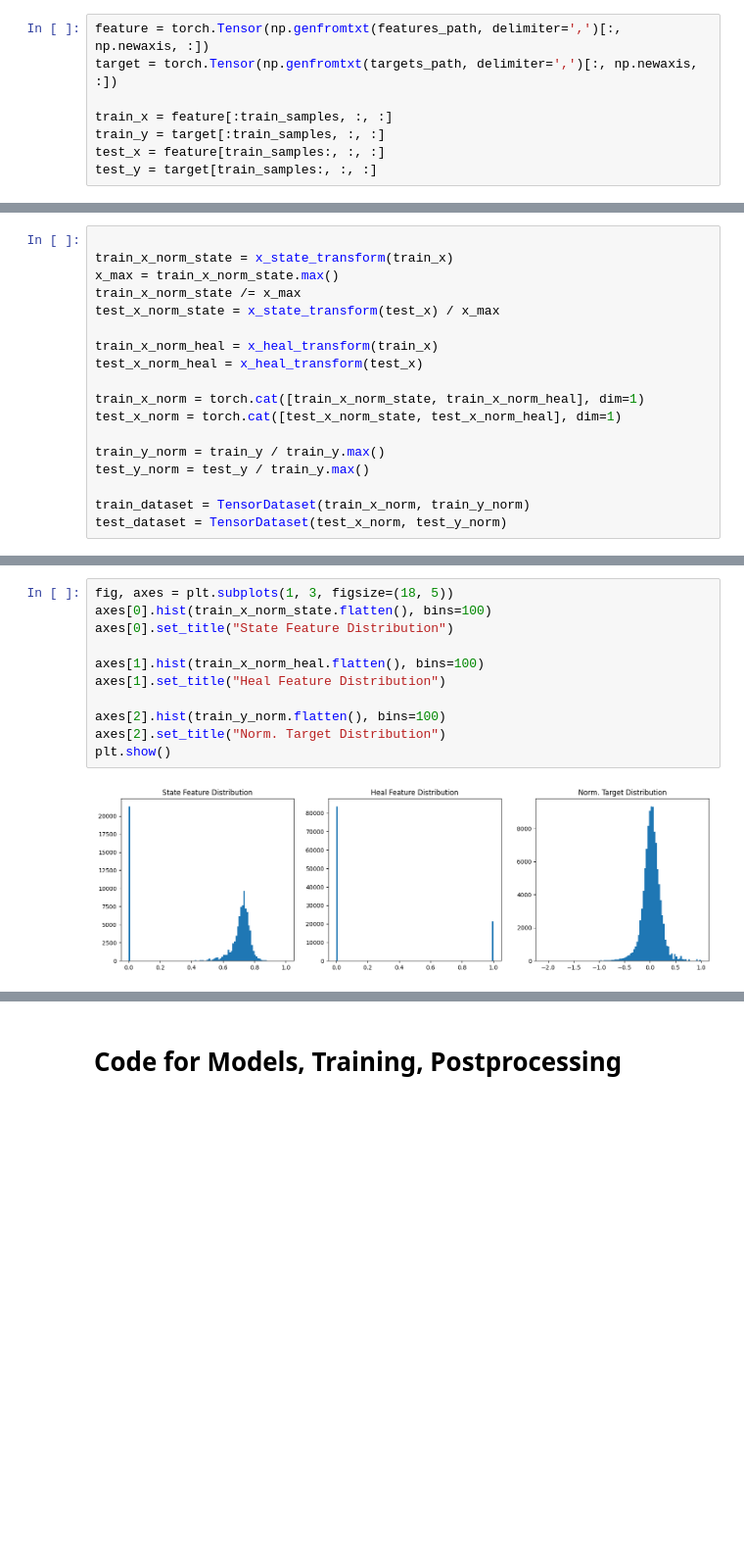
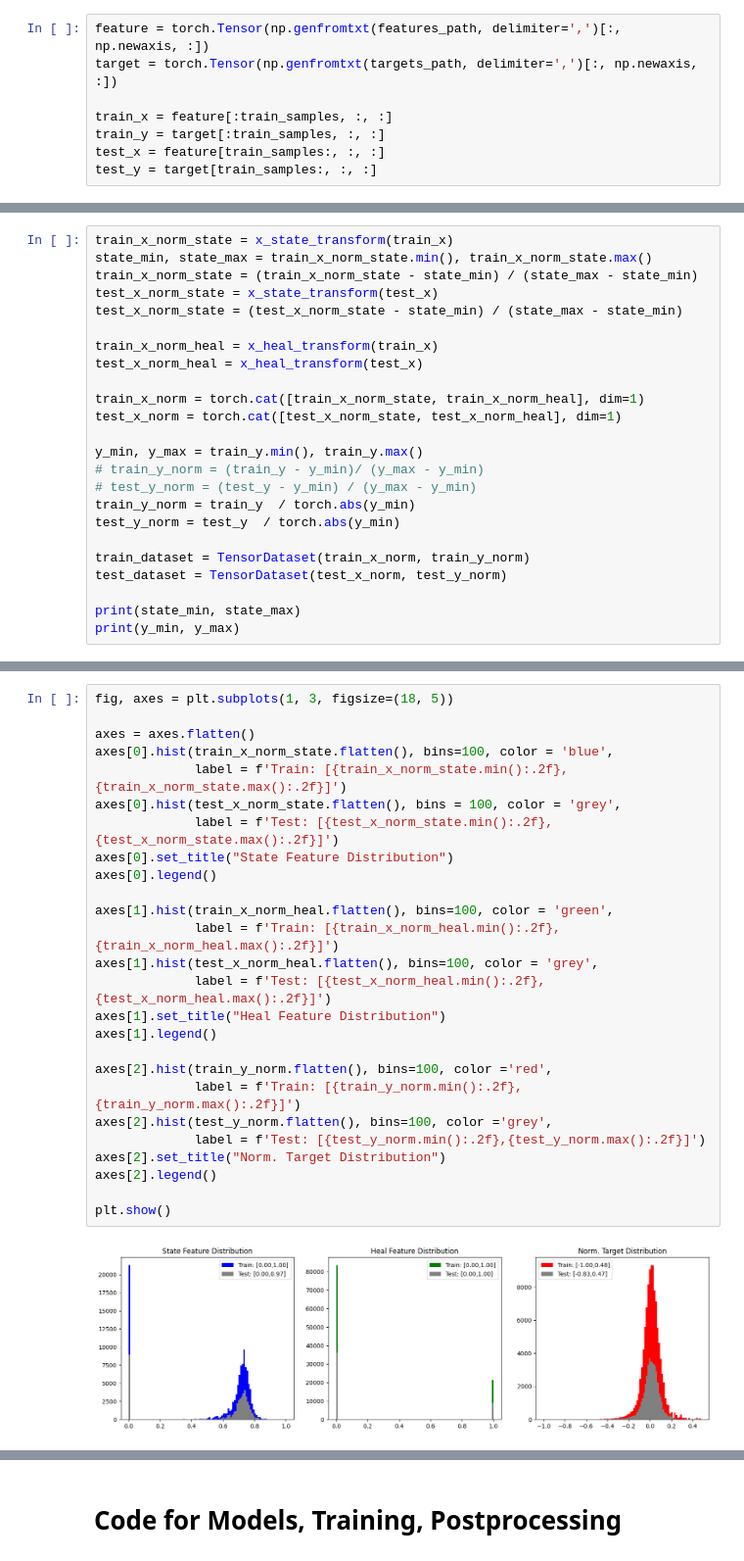
Before and after one commit to mathieusalz/LSMS_NeuralOperator_Tutorial, a Jupyter notebook: 4_Friction_FNO.ipynb, the cells around one changed output, grey strips where cells are left out. Shown at 98% size. Drawn from its saved outputs; the diff is of its cells as text; blank space fills up the shorter version.

```diff
--- a/4_Friction_FNO.ipynb
+++ b/4_Friction_FNO.ipynb
@@ -54,9 +91,9 @@ plt.show()
 # %%
-
 train_x_norm_state = x_state_transform(train_x)
-x_max = train_x_norm_state.max()
-train_x_norm_state /= x_max
-test_x_norm_state = x_state_transform(test_x) / x_max
+state_min, state_max = train_x_norm_state.min(), train_x_norm_state.max()
+train_x_norm_state = (train_x_norm_state - state_min) / (state_max - state_min)
+test_x_norm_state = x_state_transform(test_x)
+test_x_norm_state = (test_x_norm_state - state_min) / (state_max - state_min)
 
 train_x_norm_heal = x_heal_transform(train_x)
 test_x_norm_heal = x_heal_transform(test_x)
@@ -64,8 +101,14 @@ test_x_norm_heal = x_heal_transform(test_x)
 train_x_norm = torch.cat([train_x_norm_state, train_x_norm_heal], dim=1)
 test_x_norm = torch.cat([test_x_norm_state, test_x_norm_heal], dim=1)
 
-train_y_norm = train_y / train_y.max()
-test_y_norm = test_y / train_y.max()
+y_min, y_max = train_y.min(), train_y.max()
+# train_y_norm = (train_y - y_min)/ (y_max - y_min)
+# test_y_norm = (test_y - y_min) / (y_max - y_min)
+train_y_norm = train_y  / torch.abs(y_min)
+test_y_norm = test_y  / torch.abs(y_min)
 
 train_dataset = TensorDataset(train_x_norm, train_y_norm)
 test_dataset = TensorDataset(test_x_norm, test_y_norm)
+
+print(state_min, state_max)
+print(y_min, y_max)
@@ -72,16 +118,31 @@ test_dataset = TensorDataset(test_x_norm, test_y_norm)
 # %%
 fig, axes = plt.subplots(1, 3, figsize=(18, 5))
-axes[0].hist(train_x_norm_state.flatten(), bins=100)
+
+axes = axes.flatten()
+axes[0].hist(train_x_norm_state.flatten(), bins=100, color = 'blue',
+             label = f'Train: [{train_x_norm_state.min():.2f},{train_x_norm_state.max():.2f}]')
+axes[0].hist(test_x_norm_state.flatten(), bins = 100, color = 'grey',
+             label = f'Test: [{test_x_norm_state.min():.2f},{test_x_norm_state.max():.2f}]')
 axes[0].set_title("State Feature Distribution")
+axes[0].legend()
 
-axes[1].hist(train_x_norm_heal.flatten(), bins=100)
+axes[1].hist(train_x_norm_heal.flatten(), bins=100, color = 'green',
+             label = f'Train: [{train_x_norm_heal.min():.2f},{train_x_norm_heal.max():.2f}]')
+axes[1].hist(test_x_norm_heal.flatten(), bins=100, color = 'grey',
+             label = f'Test: [{test_x_norm_heal.min():.2f},{test_x_norm_heal.max():.2f}]')
 axes[1].set_title("Heal Feature Distribution")
+axes[1].legend()
 
-axes[2].hist(train_y_norm.flatten(), bins=100)
+axes[2].hist(train_y_norm.flatten(), bins=100, color ='red',
+             label = f'Train: [{train_y_norm.min():.2f},{train_y_norm.max():.2f}]')
+axes[2].hist(test_y_norm.flatten(), bins=100, color ='grey',
+             label = f'Test: [{test_y_norm.min():.2f},{test_y_norm.max():.2f}]')
 axes[2].set_title("Norm. Target Distribution")
+axes[2].legend()
+
 plt.show()
 # %% [output]
-[figure, old version]
+[figure, new version]
 # %%
 fig, axes = plt.subplots(4,4, figsize=(20, 20))
 axes = axes.flatten()
```
Also changed, not shown: parts of 12 cells of this notebook, 10 other files.
